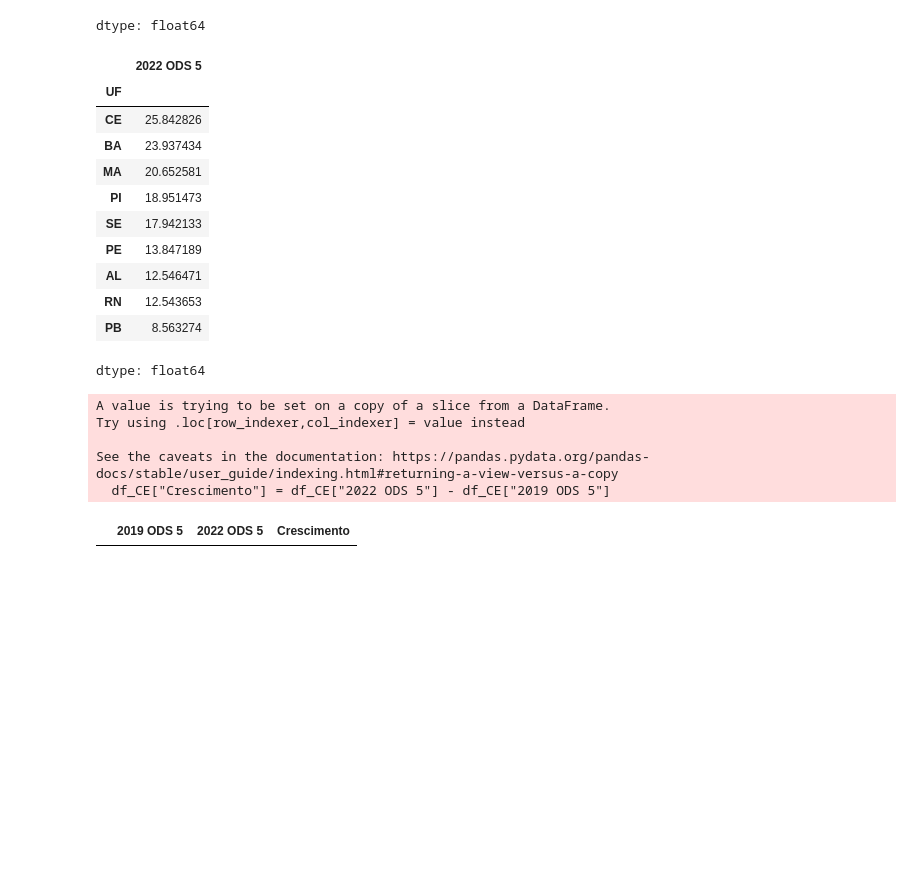
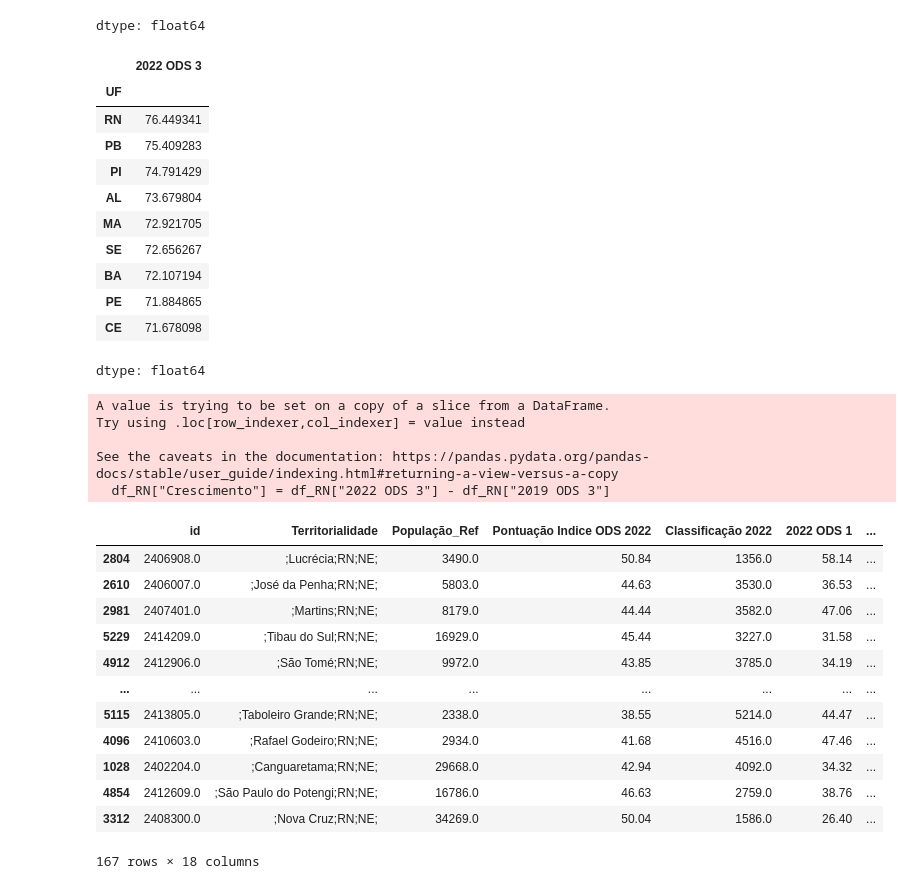
Before and after one commit to feandresilva/exercicios_Pandas, a Jupyter notebook: ODS_dataframe.ipynb, the cells around one changed output. Saved outputs shown, nothing was run; the diff lists cells and outputs as text; code cells hidden in the pictures; blank space fills up the shorter version.

```diff
--- a/ODS_dataframe.ipynb
+++ b/ODS_dataframe.ipynb
@@ -123,32 +123,44 @@ See the caveats in the documentation: https://pandas.pydata.org/pandas-docs/stab
 | 5 | 18.202651 |
 dtype: float64
 # %%
-#Qual foi o estado da região Nordeste que teve a maior média da coluna ODS 5 do ano 2022, organizada por “UF”?
-media_estados_nordeste = df_nordeste.groupby("UF")["2022 ODS 5"].mean().sort_values(ascending=False)
+#Qual foi o estado da região Nordeste que teve a maior média da coluna ODS 3 do ano 2022, organizada por “UF”?
+media_estados_nordeste = df_nordeste.groupby("UF")["2022 ODS 3"].mean().sort_values(ascending=False)
 media_estados_nordeste
 # %% [output]
-|  | 2022 ODS 5 |
+|  | 2022 ODS 3 |
 | UF |  |
-| CE | 25.842826 |
-| BA | 23.937434 |
-| MA | 20.652581 |
-| PI | 18.951473 |
-| SE | 17.942133 |
-| PE | 13.847189 |
-| AL | 12.546471 |
-| RN | 12.543653 |
-| PB | 8.563274 |
+| RN | 76.449341 |
+| PB | 75.409283 |
+| PI | 74.791429 |
+| AL | 73.679804 |
+| MA | 72.921705 |
+| SE | 72.656267 |
+| BA | 72.107194 |
+| PE | 71.884865 |
+| CE | 71.678098 |
 dtype: float64
 # %%
 #Qual foi a cidade do estado que responde corretamente o item anterior
-#que teve o maior crescimento da Coluna ODS 5 entre os anos 2019 e 2022?
-df_CE = df_nordeste[df_nordeste["UF"]== "CE"]
-df_CE["Crescimento"] = df_CE["2022 ODS 5"] - df_CE["2019 ODS 5"]
-df_CE.sort_values(by="Crescimento", ascending=False)
+#que teve o maior crescimento da Coluna ODS 3 entre os anos 2019 e 2022?
+df_RN = df_nordeste[df_nordeste["UF"]== "RN"]
+df_RN["Crescimento"] = df_RN["2022 ODS 3"] - df_RN["2019 ODS 3"]
+df_RN.sort_values(by="Crescimento", ascending=False)
 # %% [output]
 A value is trying to be set on a copy of a slice from a DataFrame.
 Try using .loc[row_indexer,col_indexer] = value instead
 
 See the caveats in the documentation: https://pandas.pydata.org/pandas-docs/stable/user_guide/indexing.html#returning-a-view-versus-a-copy
-  df_CE["Crescimento"] = df_CE["2022 ODS 5"] - df_CE["2019 ODS 5"]
+  df_RN["Crescimento"] = df_RN["2022 ODS 3"] - df_RN["2019 ODS 3"]
-|  | 2019 ODS 5 | 2022 ODS 5 | Crescimento |
+|  | id | Territorialidade | População_Ref | Pontuação Indice ODS 2022 | Classificação 2022 | 2022 ODS 1 | ... |
+| 2804 | 2406908.0 | ;Lucrécia;RN;NE; | 3490.0 | 50.84 | 1356.0 | 58.14 | ... |
+| 2610 | 2406007.0 | ;José da Penha;RN;NE; | 5803.0 | 44.63 | 3530.0 | 36.53 | ... |
+| 2981 | 2407401.0 | ;Martins;RN;NE; | 8179.0 | 44.44 | 3582.0 | 47.06 | ... |
+| 5229 | 2414209.0 | ;Tibau do Sul;RN;NE; | 16929.0 | 45.44 | 3227.0 | 31.58 | ... |
+| 4912 | 2412906.0 | ;São Tomé;RN;NE; | 9972.0 | 43.85 | 3785.0 | 34.19 | ... |
+| ... | ... | ... | ... | ... | ... | ... | ... |
+| 5115 | 2413805.0 | ;Taboleiro Grande;RN;NE; | 2338.0 | 38.55 | 5214.0 | 44.47 | ... |
+| 4096 | 2410603.0 | ;Rafael Godeiro;RN;NE; | 2934.0 | 41.68 | 4516.0 | 47.46 | ... |
+| 1028 | 2402204.0 | ;Canguaretama;RN;NE; | 29668.0 | 42.94 | 4092.0 | 34.32 | ... |
+| 4854 | 2412609.0 | ;São Paulo do Potengi;RN;NE; | 16786.0 | 46.63 | 2759.0 | 38.76 | ... |
+| 3312 | 2408300.0 | ;Nova Cruz;RN;NE; | 34269.0 | 50.04 | 1586.0 | 26.40 | ... |
+167 rows × 18 columns
```
Also changed, not shown: parts of 1 cell of this notebook.
